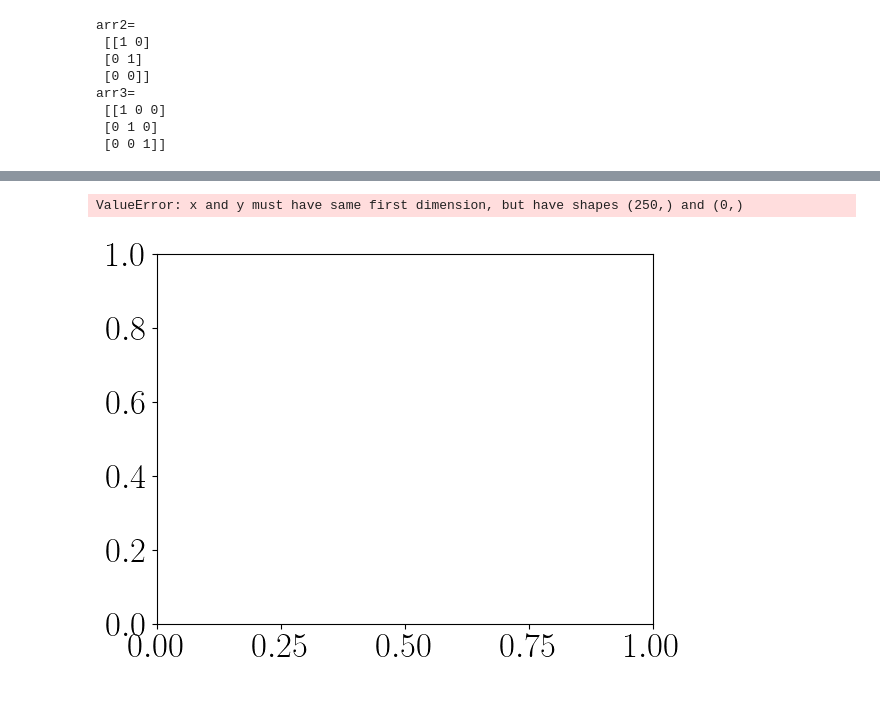
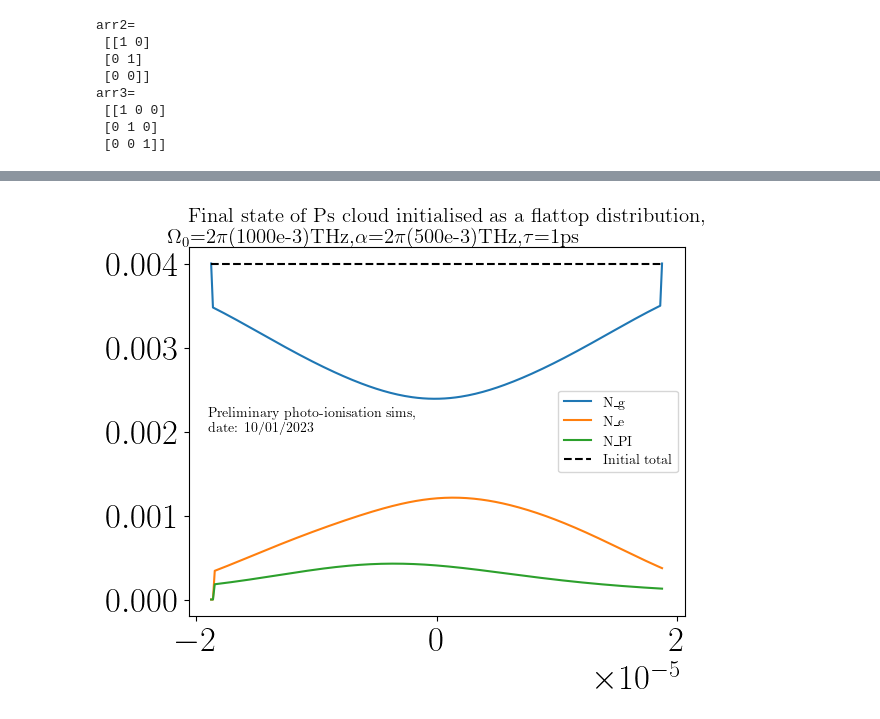
Before and after one commit to Yanaiski/master_thesis, a Jupyter notebook: 05_dissipation.ipynb, the cells around one changed output, grey strips where cells are left out. Cells and saved outputs as stored; diff of their text form; code cells hidden in the pictures.

```diff
--- a/05_dissipation.ipynb
+++ b/05_dissipation.ipynb
@@ -100,6 +108,15 @@ Total run time:   7.20s
-# %%
-plt.plot(system.velocity_bins,system.saved_expect[0][500:750])
-plt.show()
-# %% [output]
-ValueError: x and y must have same first dimension, but have shapes (250,) and (0,)
-[figure, removed]
+# %%
+
+
+plt.plot(system.velocity_bins,np.asarray(system.saved_expect)[0,0:250,-1],label="N_g")
+plt.plot(system.velocity_bins,np.asarray(system.saved_expect)[0,250:500,-1],label="N_e")
+plt.plot(system.velocity_bins,np.asarray(system.saved_expect)[0,500:750,-1],label="N_PI")
+plt.plot(system.velocity_bins,np.asarray(system.saved_expect)[0,0:250,0],label="Initial total",ls="dashed",color="black")
+plt.legend(loc="right",fontsize=10)
+plt.text(-1.9e-5,0.002,"Preliminary photo-ionisation sims,\n date: {}".format(date.today().strftime("%d/%m/%Y")),fontsize=10)
+plt.title(r"Final state of Ps cloud initialised as a flattop distribution, \newline $\Omega_0$=2$\pi$(1000e-3)THz,$\alpha$=2$\pi$(500e-3)THz,$\tau$=1ps",fontsize=15)
+#plt.savefig("./figures/jan_2023/preliminary_flattop_photoionisation.jpg",bbox_inches="tight")
+
+plt.show()
+# %% [output]
+[figure, added]
```
Also changed, not shown: parts of 2 cells of this notebook, 5 other files.
